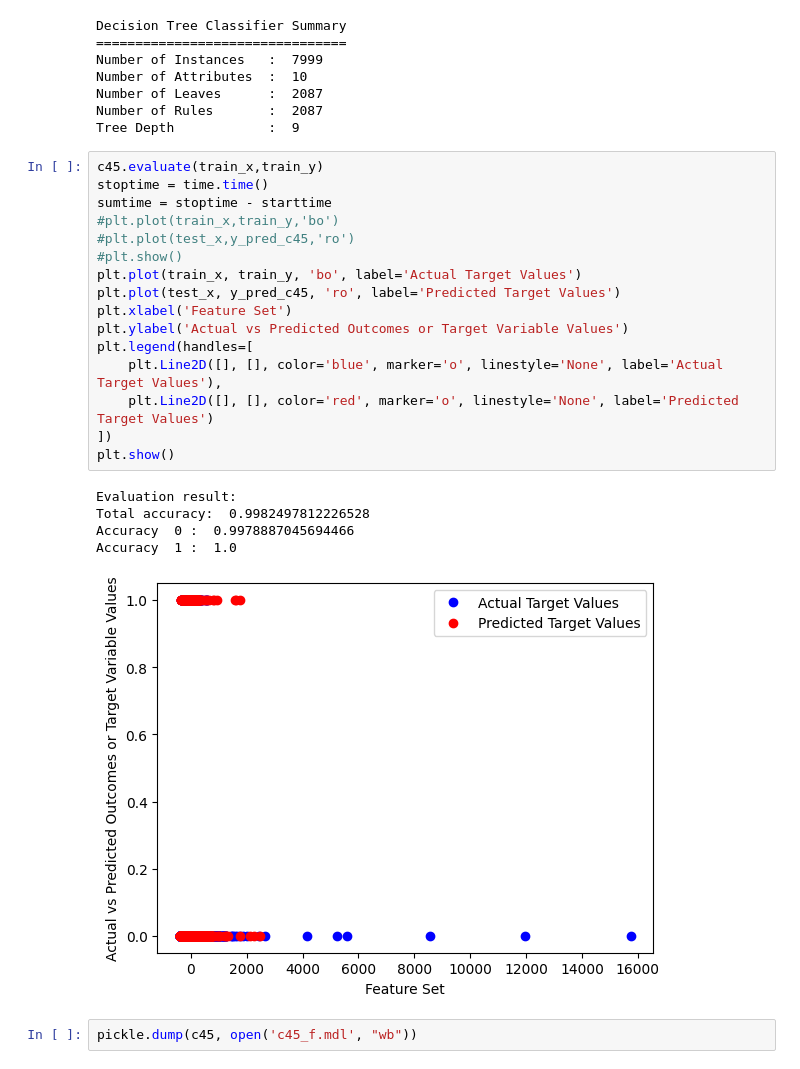
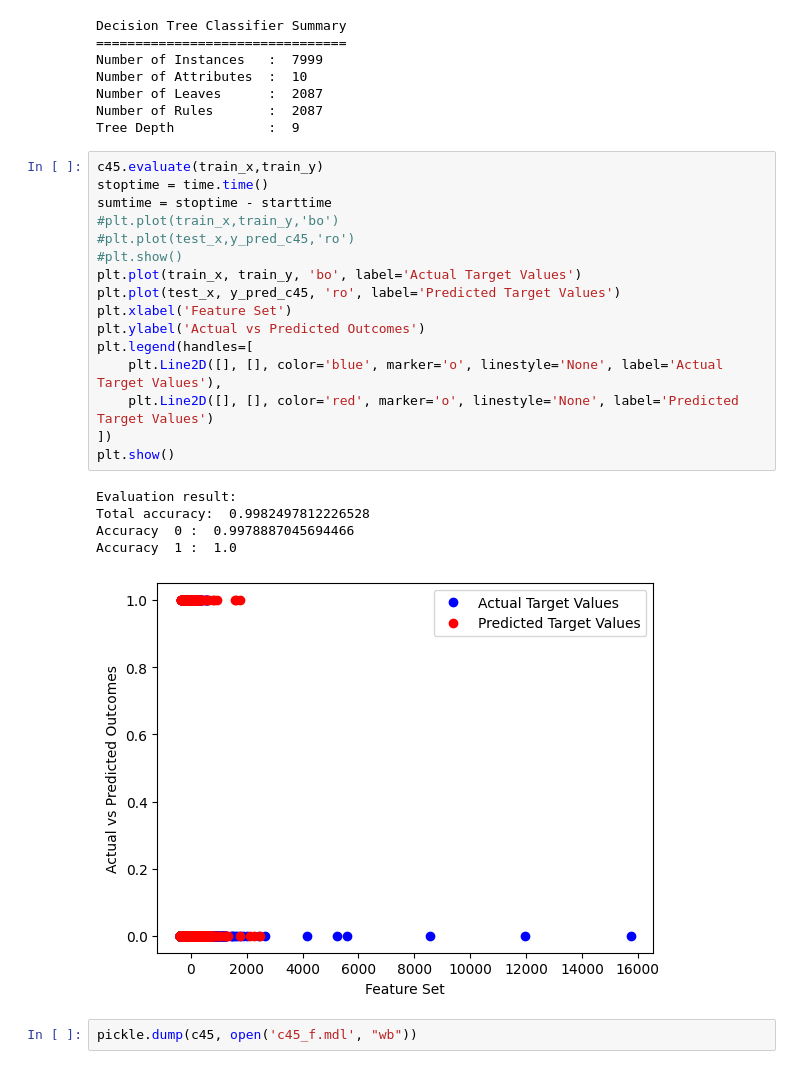
Before and after one commit to hkuspace-pu/COMP3000HK23_24_SzeChiKeung, a Jupyter notebook: testcase/malicious.ipynb, the cells around one changed output. Cells and saved outputs as stored; diff of their text form.

```diff
--- a/testcase/malicious.ipynb
+++ b/testcase/malicious.ipynb
@@ -99,25 +99,25 @@ Tree Depth            :  9
 # %%
 c45.evaluate(train_x,train_y)
 stoptime = time.time()
 sumtime = stoptime - starttime
 #plt.plot(train_x,train_y,'bo')
 #plt.plot(test_x,y_pred_c45,'ro')
 #plt.show()
 plt.plot(train_x, train_y, 'bo', label='Actual Target Values')
 plt.plot(test_x, y_pred_c45, 'ro', label='Predicted Target Values')
 plt.xlabel('Feature Set')
-plt.ylabel('Actual vs Predicted Outcomes or Target Variable Values')
+plt.ylabel('Actual vs Predicted Outcomes')
 plt.legend(handles=[
     plt.Line2D([], [], color='blue', marker='o', linestyle='None', label='Actual Target Values'),
     plt.Line2D([], [], color='red', marker='o', linestyle='None', label='Predicted Target Values')
 ])
 plt.show()
 # %% [output]
 Evaluation result:
 Total accuracy:  0.9982497812226528
 Accuracy  0 :  0.9978887045694466
 Accuracy  1 :  1.0
-[figure, old version]
+[figure, new version]
 # %%
 pickle.dump(c45, open('c45_f.mdl', "wb"))
 # %%
```
Also changed, not shown: parts of 3 cells of this notebook.
